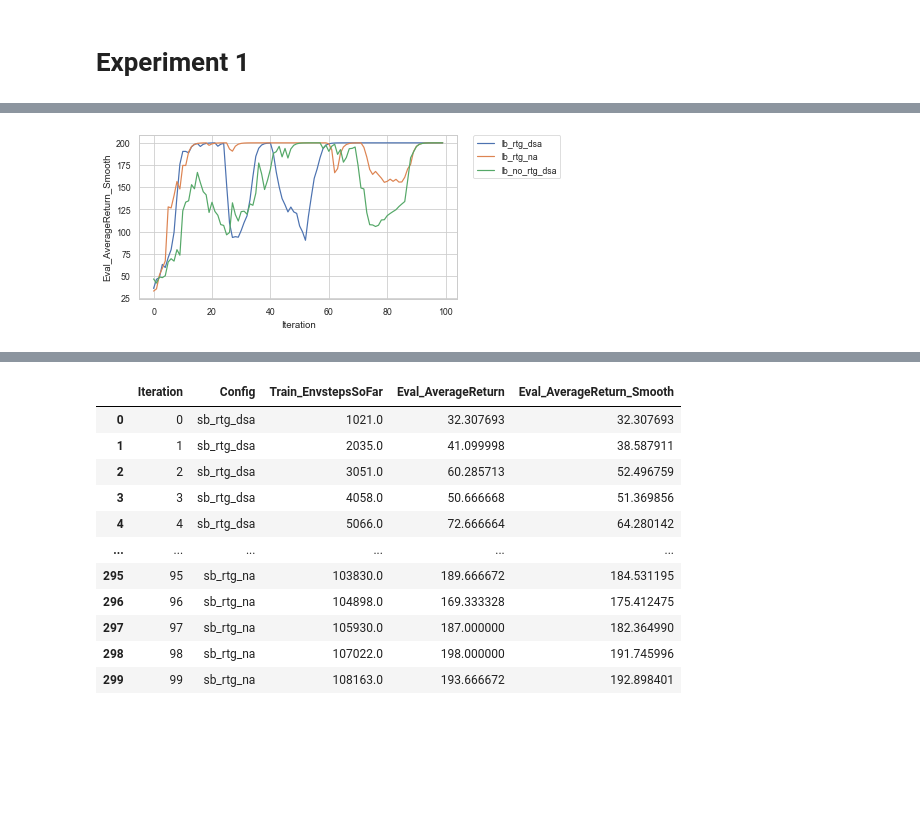
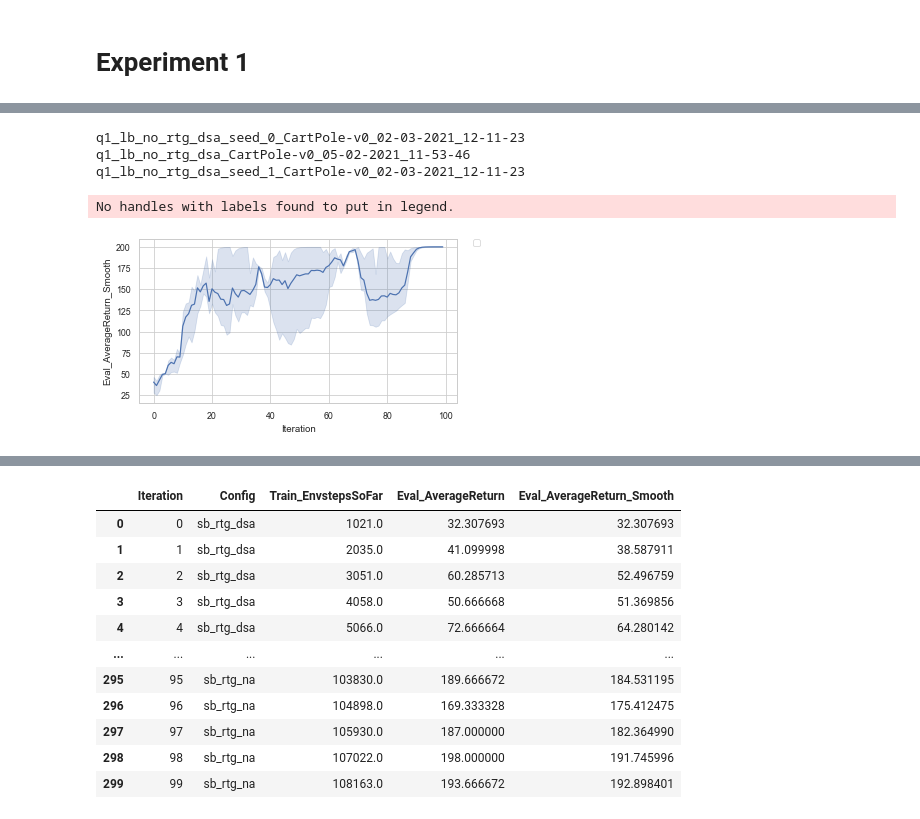
Before and after one commit to MinWang1997/CS285-Deep-Reinforcement-Learning, a Jupyter notebook: homework_fall2020-master/hw2/dataviz.ipynb, the cells around one changed output, grey strips where cells are left out. Drawn from its saved outputs; the diff is of its cells as text; code cells hidden in the pictures; blank space fills up the shorter version.

Commit message:
data read and plot
finish dataviz notebook

```diff
--- a/homework_fall2020-master/hw2/dataviz.ipynb
+++ b/homework_fall2020-master/hw2/dataviz.ipynb
@@ -42,0 +71,3 @@ def get_section_results(file):
+# %%
+data=average_results_of_seeds(prefix='q1_lb_no_rtg')
+data
@@ -43,2 +205,10 @@ def get_section_results(file):
+# %%
+#plot givn data and save figure
+def plot_mean_std(data_to_plot,fig_name):
+    plt.figure(figsize=figsize)
+    sns.lineplot(data=data_to_plot, x='Iteration', y='Eval_AverageReturn_Smooth')
+
+    plt.legend(bbox_to_anchor=(1.05, 1), loc=2, borderaxespad=0.)
+    plt.savefig(os.path.join(export_dir, '{}.png'.format(fig_name)), bbox_inches='tight')
 # %% [markdown]
 # Experiment 1
@@ -84,9 +215,10 @@ data_lb
-# %%
-plt.figure(figsize=figsize)
-sns.lineplot(data=data_lb, x='Iteration', y='Eval_AverageReturn_Smooth', hue='Config')
-
-plt.legend(bbox_to_anchor=(1.05, 1), loc=2, borderaxespad=0.)
-
-plt.savefig(os.path.join(export_dir, 'q1_lb.png'), bbox_inches='tight')
-# %% [output]
-[figure, removed]
+# %%
+data_q1_lb_no_rtg = read_data('q1_lb_no_rtg','CartPole-v0')
+data_q1_lb_no_rtg
+plot_mean_std(data_q1_lb_no_rtg, 'data_q1_lb_no_rtg')
+# %% [output]
+q1_lb_no_rtg_dsa_seed_0_CartPole-v0_02-03-2021_12-11-23
+q1_lb_no_rtg_dsa_CartPole-v0_05-02-2021_11-53-46
+q1_lb_no_rtg_dsa_seed_1_CartPole-v0_02-03-2021_12-11-23
+No handles with labels found to put in legend.
+[figure, added]
```
Also changed, not shown: parts of 18 cells of this notebook, 5 other files.
